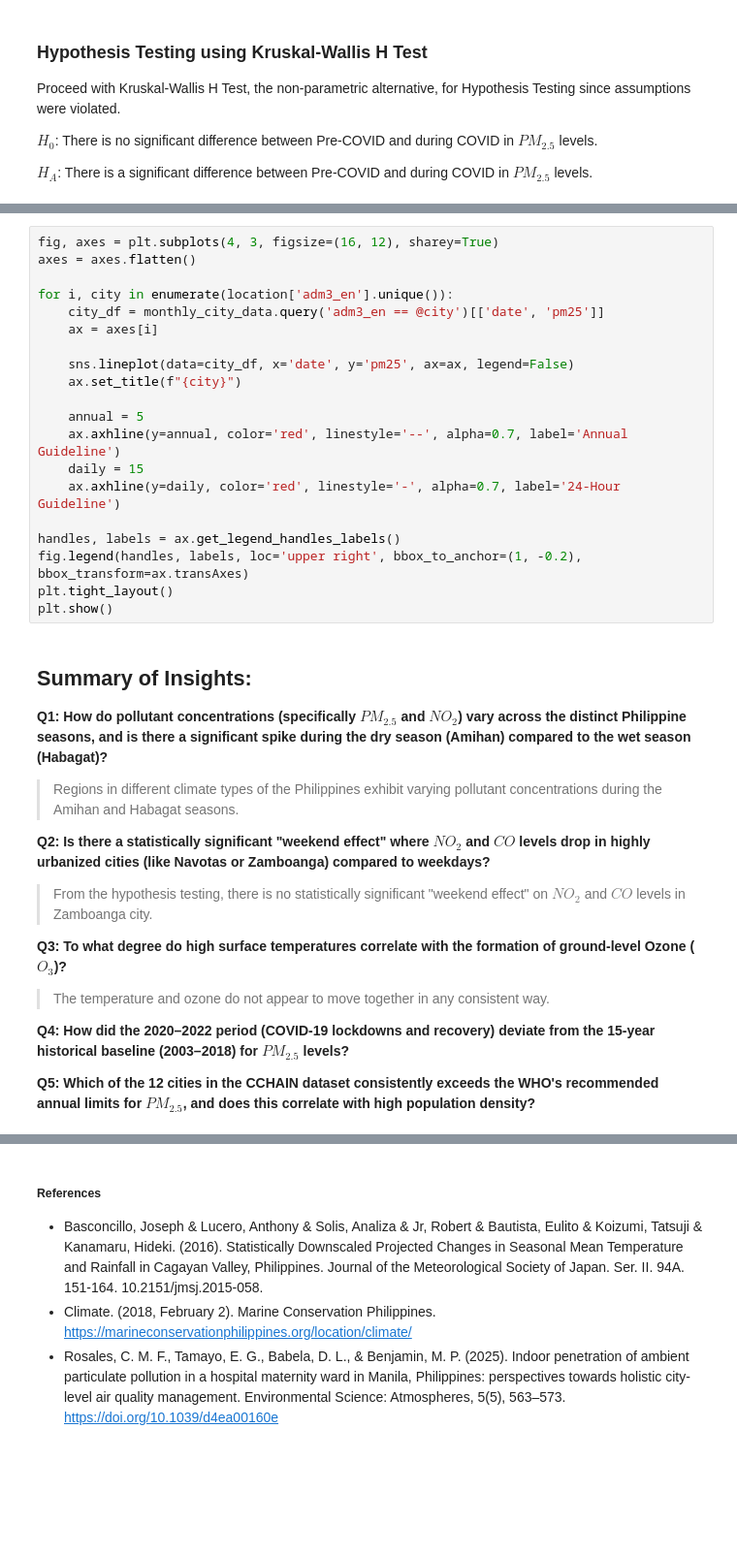
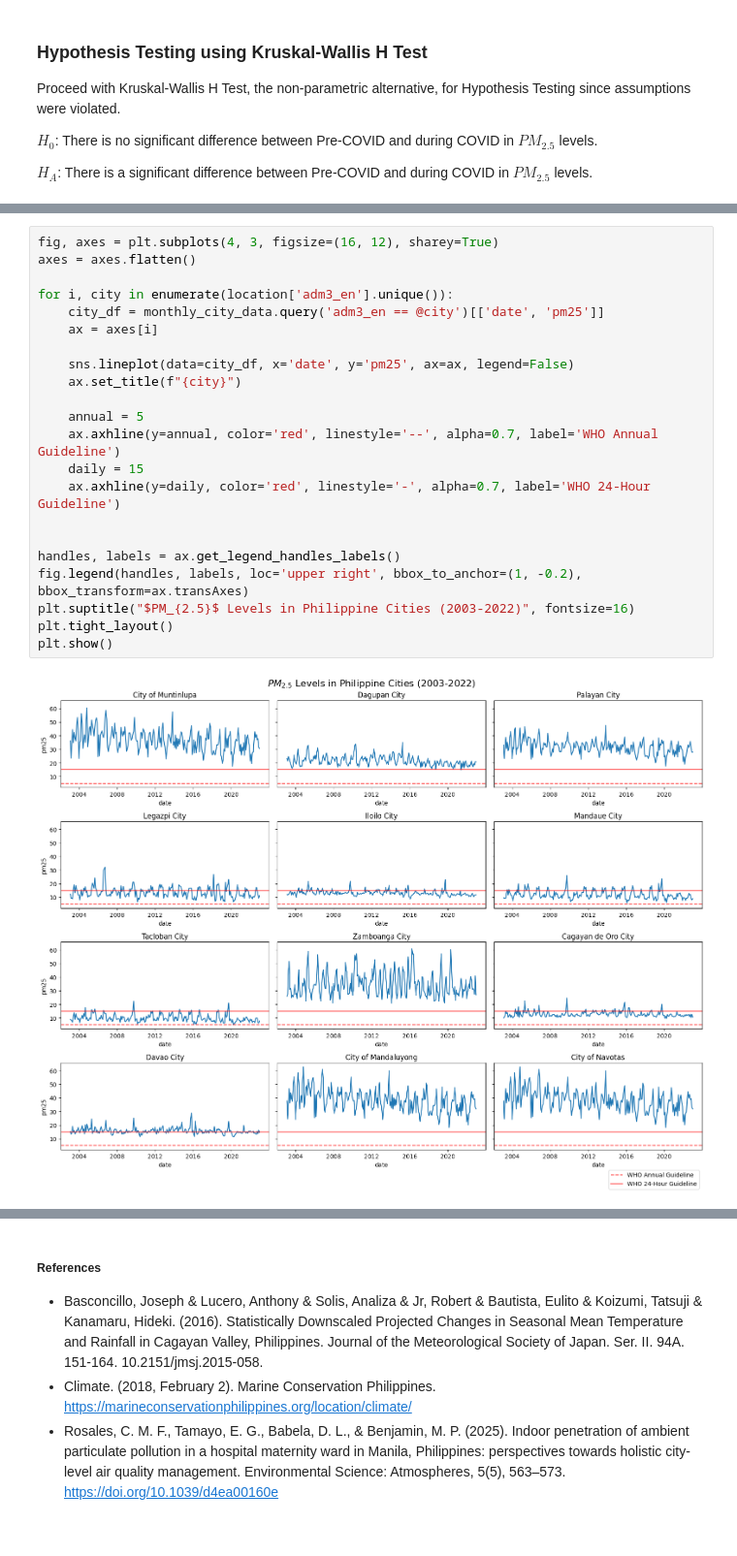
Before and after one commit to rxphaelbihag/Python-Data-Analysis-Case-Studies, a Jupyter notebook: Air Quality Philippines.ipynb, the cells around one changed output, grey strips where cells are left out. Shown at 97% size. Saved outputs shown, nothing was run; the diff lists cells and outputs as text; blank space fills up the shorter version.

Commit message:
Kaggle Notebook | EDA: Air Quality Philippines  | Version 1

```diff
--- a/Air Quality Philippines.ipynb
+++ b/Air Quality Philippines.ipynb
@@ -688,35 +698,24 @@ Text(0, 0.5, 'City')
 # %%
 fig, axes = plt.subplots(4, 3, figsize=(16, 12), sharey=True)
 axes = axes.flatten()
 
 for i, city in enumerate(location['adm3_en'].unique()):
     city_df = monthly_city_data.query('adm3_en == @city')[['date', 'pm25']]
     ax = axes[i]
 
     sns.lineplot(data=city_df, x='date', y='pm25', ax=ax, legend=False)
     ax.set_title(f"{city}")
 
     annual = 5
-    ax.axhline(y=annual, color='red', linestyle='--', alpha=0.7, label='Annual Guideline')
+    ax.axhline(y=annual, color='red', linestyle='--', alpha=0.7, label='WHO Annual Guideline')
     daily = 15
-    ax.axhline(y=daily, color='red', linestyle='-', alpha=0.7, label='24-Hour Guideline')
+    ax.axhline(y=daily, color='red', linestyle='-', alpha=0.7, label='WHO 24-Hour Guideline')
+
 
 handles, labels = ax.get_legend_handles_labels()
 fig.legend(handles, labels, loc='upper right', bbox_to_anchor=(1, -0.2), bbox_transform=ax.transAxes)
+plt.suptitle("$PM_{2.5}$ Levels in Philippine Cities (2003-2022)", fontsize=16)
 plt.tight_layout()
 plt.show()
+# %% [output]
+[figure, added]
-# %% [markdown]
-## Summary of Insights:
-
-**Q1: How do pollutant concentrations (specifically $PM_{2.5}$ and $NO_{2}$) vary across the distinct Philippine seasons, and is there a significant spike during the dry season (Amihan) compared to the wet season (Habagat)?**
-> Regions in different climate types of the Philippines exhibit varying pollutant concentrations during the Amihan and Habagat seasons.
-
-**Q2: Is there a statistically significant "weekend effect" where $NO_{2}$ and $CO$ levels drop in highly urbanized cities (like Navotas or Zamboanga) compared to weekdays?**
-> From the hypothesis testing, there is no statistically significant "weekend effect" on $NO_{2}$ and $CO$ levels in Zamboanga city.
-
-**Q3: To what degree do high surface temperatures correlate with the formation of ground-level Ozone ($O_{3}$)?**
-> The temperature and ozone do not appear to move together in any consistent way.
-
-**Q4: How did the 2020–2022 period (COVID-19 lockdowns and recovery) deviate from the 15-year historical baseline (2003–2018) for $PM_{2.5}$ levels?**
-
-**Q5: Which of the 12 cities in the CCHAIN dataset consistently exceeds the WHO's recommended annual limits for $PM_{2.5}$, and does this correlate with high population density?**
```
Also changed, not shown: parts of 9 cells of this notebook.
